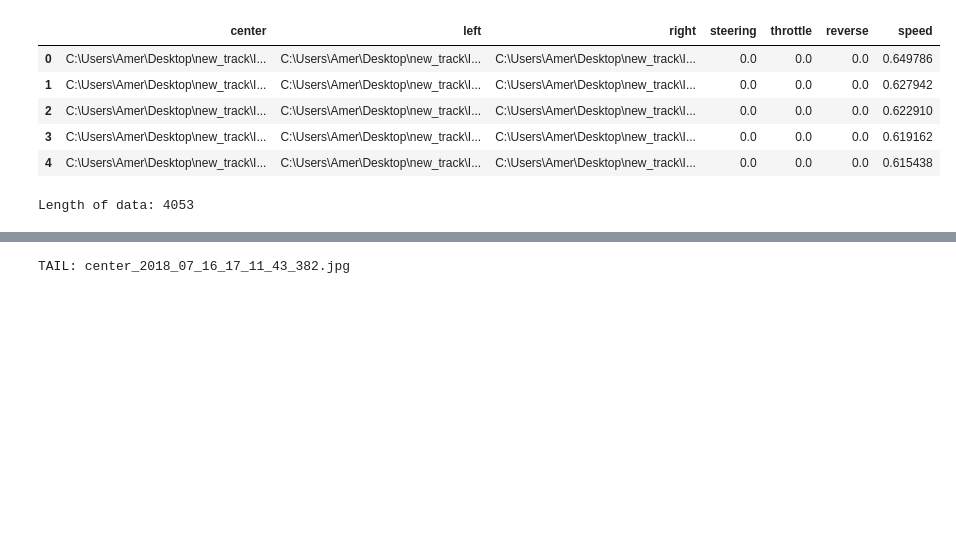
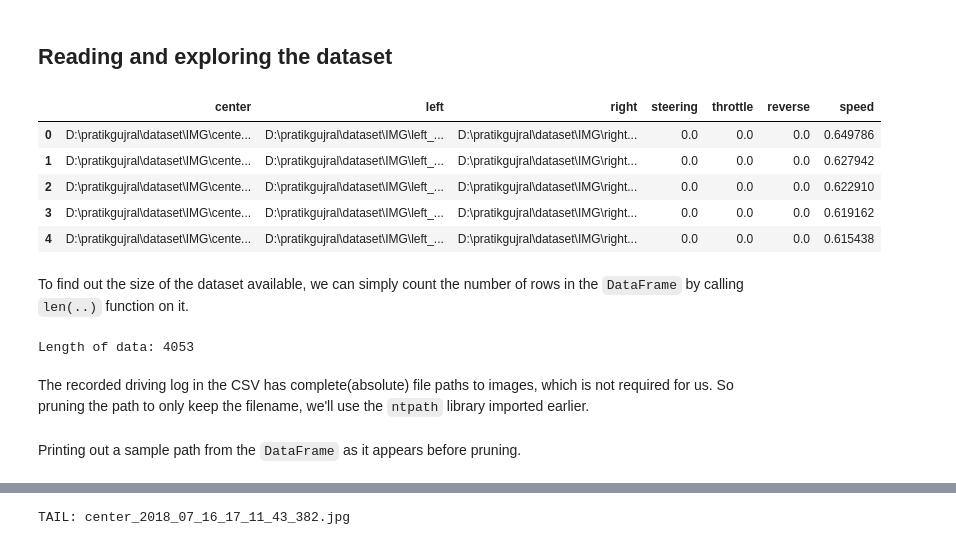
Before and after one commit to pratikgujral/Self-Driving-Car, a Jupyter notebook: Behavioral-Cloning/Behavior_Cloning.ipynb, the cells around one changed output, grey strips where cells are left out. Drawn from its saved outputs; the diff is of its cells as text; code cells hidden in the pictures; blank space fills up the shorter version.

```diff
--- a/Behavioral-Cloning/Behavior_Cloning.ipynb
+++ b/Behavioral-Cloning/Behavior_Cloning.ipynb
@@ -32,24 +54,32 @@ We recommend you upgrade now or ensure your notebook will continue to use Tensor
+# %% [markdown]
+## Reading and exploring the dataset
 # %%
-datadir = 'track'
+datadir = 'Self-Driving-Car/Behavioral-Cloning/dataset'
 columns = ['center', 'left', 'right', 'steering', 'throttle', 'reverse', 'speed']
 
 data = pd.read_csv(os.path.join(datadir, 'driving_log.csv'), names = columns)
 data.head()
 # %% [output]
 |  | center | left | right | steering | throttle | reverse | speed |
-| 0 | C:\Users\Amer\Desktop\new_track\I... | C:\Users\Amer\Desktop\new_track\I... | C:\Users\Amer\Desktop\new_track\I... | 0.0 | 0.0 | 0.0 | 0.649786 |
-| 1 | C:\Users\Amer\Desktop\new_track\I... | C:\Users\Amer\Desktop\new_track\I... | C:\Users\Amer\Desktop\new_track\I... | 0.0 | 0.0 | 0.0 | 0.627942 |
-| 2 | C:\Users\Amer\Desktop\new_track\I... | C:\Users\Amer\Desktop\new_track\I... | C:\Users\Amer\Desktop\new_track\I... | 0.0 | 0.0 | 0.0 | 0.622910 |
-| 3 | C:\Users\Amer\Desktop\new_track\I... | C:\Users\Amer\Desktop\new_track\I... | C:\Users\Amer\Desktop\new_track\I... | 0.0 | 0.0 | 0.0 | 0.619162 |
-| 4 | C:\Users\Amer\Desktop\new_track\I... | C:\Users\Amer\Desktop\new_track\I... | C:\Users\Amer\Desktop\new_track\I... | 0.0 | 0.0 | 0.0 | 0.615438 |
+| 0 | D:\pratikgujral\dataset\IMG\cente... | D:\pratikgujral\dataset\IMG\left_... | D:\pratikgujral\dataset\IMG\right... | 0.0 | 0.0 | 0.0 | 0.649786 |
+| 1 | D:\pratikgujral\dataset\IMG\cente... | D:\pratikgujral\dataset\IMG\left_... | D:\pratikgujral\dataset\IMG\right... | 0.0 | 0.0 | 0.0 | 0.627942 |
+| 2 | D:\pratikgujral\dataset\IMG\cente... | D:\pratikgujral\dataset\IMG\left_... | D:\pratikgujral\dataset\IMG\right... | 0.0 | 0.0 | 0.0 | 0.622910 |
+| 3 | D:\pratikgujral\dataset\IMG\cente... | D:\pratikgujral\dataset\IMG\left_... | D:\pratikgujral\dataset\IMG\right... | 0.0 | 0.0 | 0.0 | 0.619162 |
+| 4 | D:\pratikgujral\dataset\IMG\cente... | D:\pratikgujral\dataset\IMG\left_... | D:\pratikgujral\dataset\IMG\right... | 0.0 | 0.0 | 0.0 | 0.615438 |
+# %% [markdown]
+To find out the size of the dataset available, we can simply count the number of rows in the `DataFrame` by calling `len(..)` function on it.
 # %%
 print('Length of data:', len(data))
 # %% [output]
 Length of data: 4053
+# %% [markdown]
+The recorded driving log in the CSV has complete(absolute) file paths to images, which is not required for us. So pruning the path to only keep the filename, we'll use the `ntpath` library imported earlier.
 # %%
 def path_leaf(path):
   head, tail = ntpath.split(path)
   return tail
+# %% [markdown]
+Printing out a sample path from the `DataFrame` as it appears before pruning.
 # %%
 print(data['center'][0])
 # %% [output]
```
Also changed, not shown: parts of 21 cells of this notebook.
